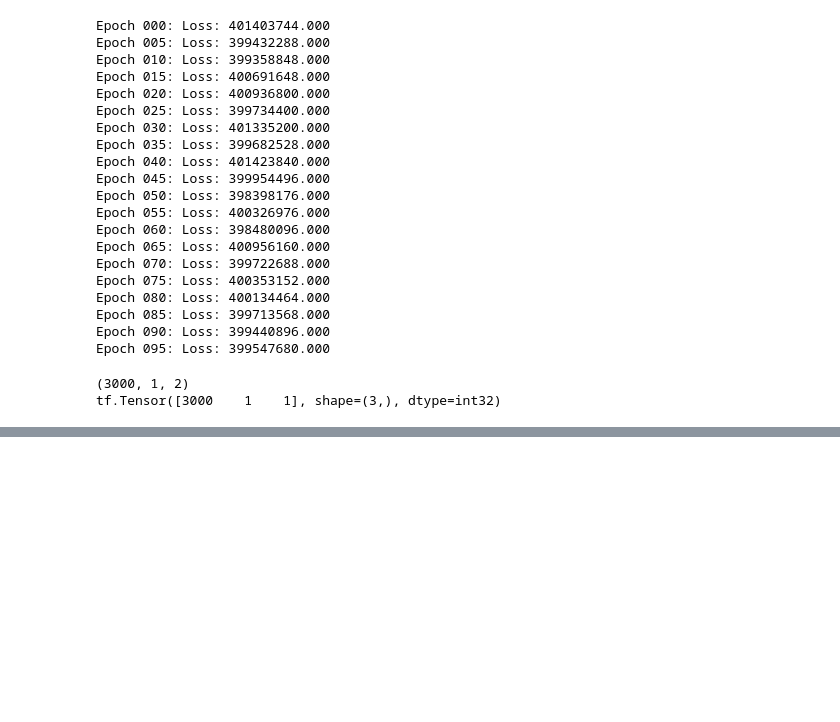
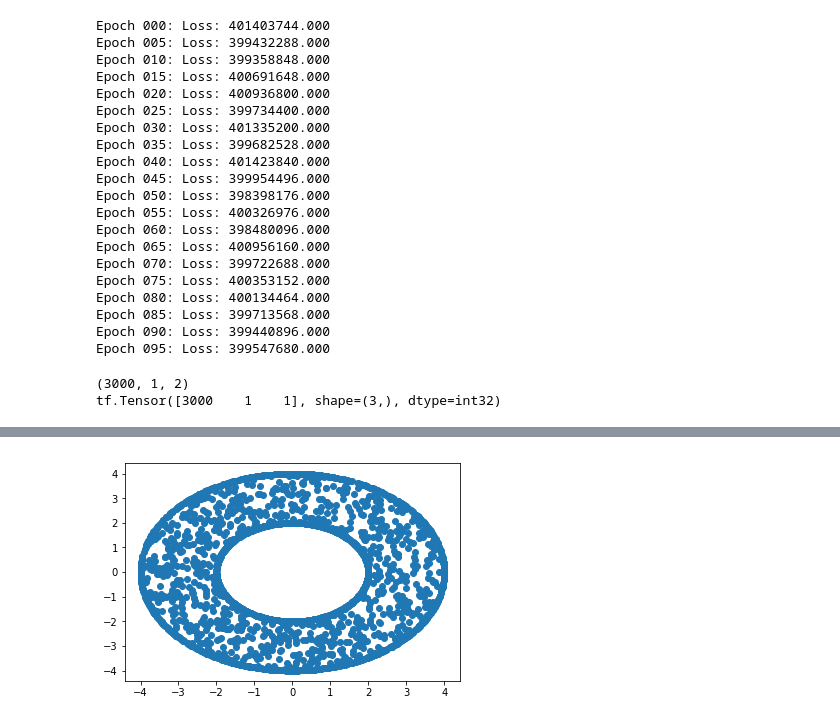
Before and after one commit to DothWalrus/machine_learning_pde, a Jupyter notebook: 2d_laplace_dvm.ipynb, the cells around one changed output, grey strips where cells are left out. Saved outputs shown, nothing was run; the diff lists cells and outputs as text; code cells hidden in the pictures; blank space fills up the shorter version.

```diff
--- a/2d_laplace_dvm.ipynb
+++ b/2d_laplace_dvm.ipynb
@@ -233,0 +234,5 @@ plt.show()
+# %%
+plt.scatter(X,Y)
+plt.show()
+# %% [output]
+[figure, added]
```
Also changed, not shown: parts of 1 cell of this notebook, 1 other file.
